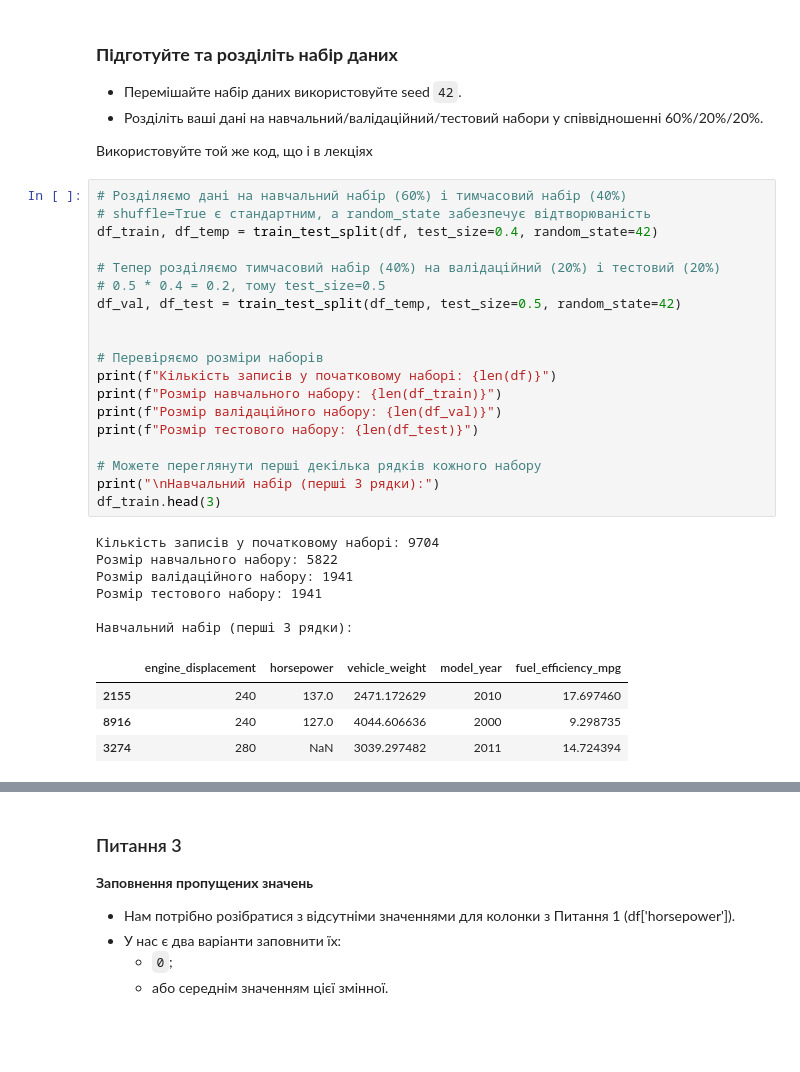
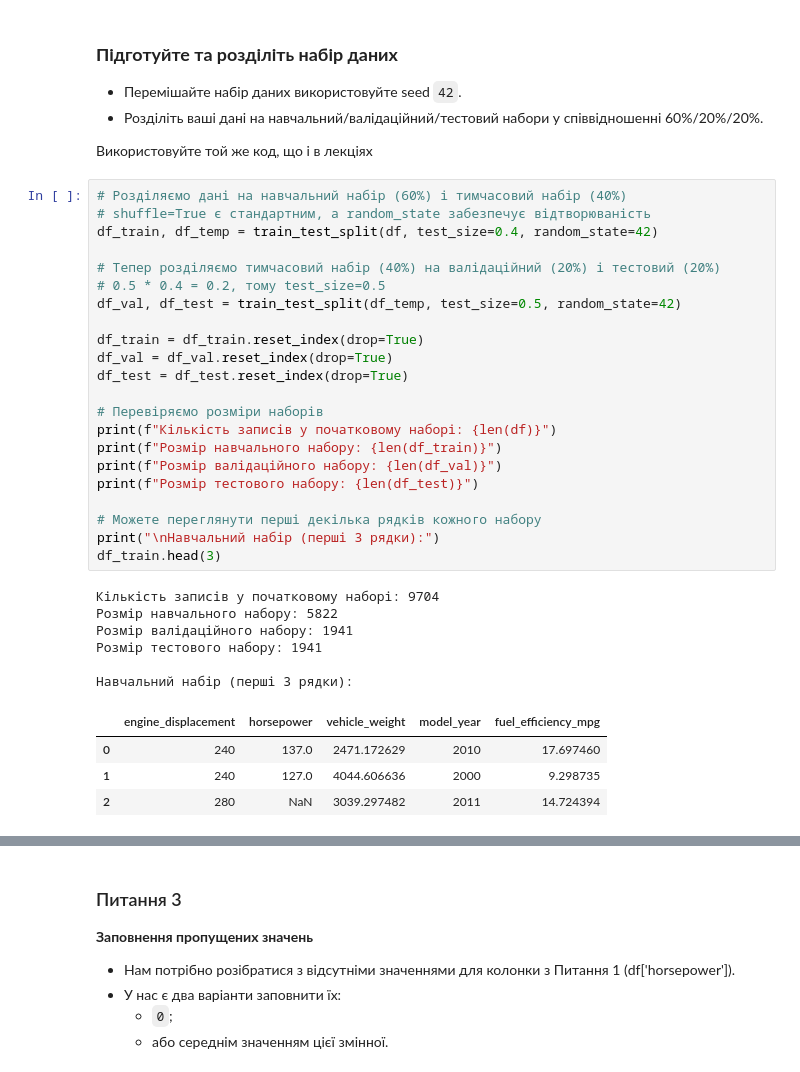
Before and after one commit to Jaguar838/ml-zoomcamp, a Jupyter notebook: HW/hw02/hw02.ipynb, the cells around one changed output, grey strips where cells are left out. Saved outputs shown, nothing was run; the diff lists cells and outputs as text; blank space fills up the shorter version.

```diff
--- a/HW/hw02/hw02.ipynb
+++ b/HW/hw02/hw02.ipynb
@@ -154,30 +181,33 @@ Q2: *149*
 # %%
 # Розділяємо дані на навчальний набір (60%) і тимчасовий набір (40%)
 # shuffle=True є стандартним, а random_state забезпечує відтворюваність
 df_train, df_temp = train_test_split(df, test_size=0.4, random_state=42)
 
 # Тепер розділяємо тимчасовий набір (40%) на валідаційний (20%) і тестовий (20%)
 # 0.5 * 0.4 = 0.2, тому test_size=0.5
 df_val, df_test = train_test_split(df_temp, test_size=0.5, random_state=42)
 
+df_train = df_train.reset_index(drop=True)
+df_val = df_val.reset_index(drop=True)
+df_test = df_test.reset_index(drop=True)
 
 # Перевіряємо розміри наборів
 print(f"Кількість записів у початковому наборі: {len(df)}")
 print(f"Розмір навчального набору: {len(df_train)}")
 print(f"Розмір валідаційного набору: {len(df_val)}")
 print(f"Розмір тестового набору: {len(df_test)}")
 
 # Можете переглянути перші декілька рядків кожного набору
 print("\nНавчальний набір (перші 3 рядки):")
 df_train.head(3)
 # %% [output]
 Кількість записів у початковому наборі: 9704
 Розмір навчального набору: 5822
 Розмір валідаційного набору: 1941
 Розмір тестового набору: 1941
 
 Навчальний набір (перші 3 рядки):
 |  | engine_displacement | horsepower | vehicle_weight | model_year | fuel_efficiency_mpg |
-| 2155 | 240 | 137.0 | 2471.172629 | 2010 | 17.697460 |
-| 8916 | 240 | 127.0 | 4044.606636 | 2000 | 9.298735 |
-| 3274 | 280 | NaN | 3039.297482 | 2011 | 14.724394 |
+| 0 | 240 | 137.0 | 2471.172629 | 2010 | 17.697460 |
+| 1 | 240 | 127.0 | 4044.606636 | 2000 | 9.298735 |
+| 2 | 280 | NaN | 3039.297482 | 2011 | 14.724394 |
```
Also changed, not shown: parts of 13 cells of this notebook.
